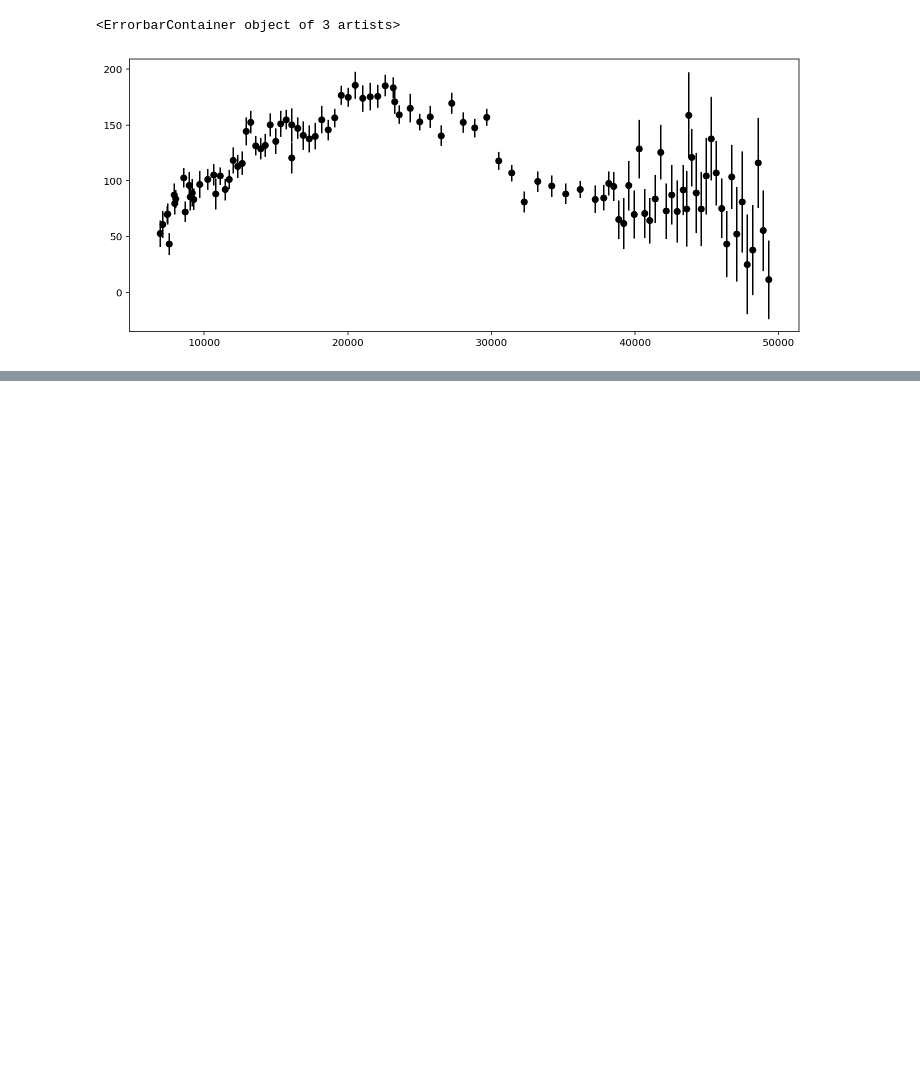
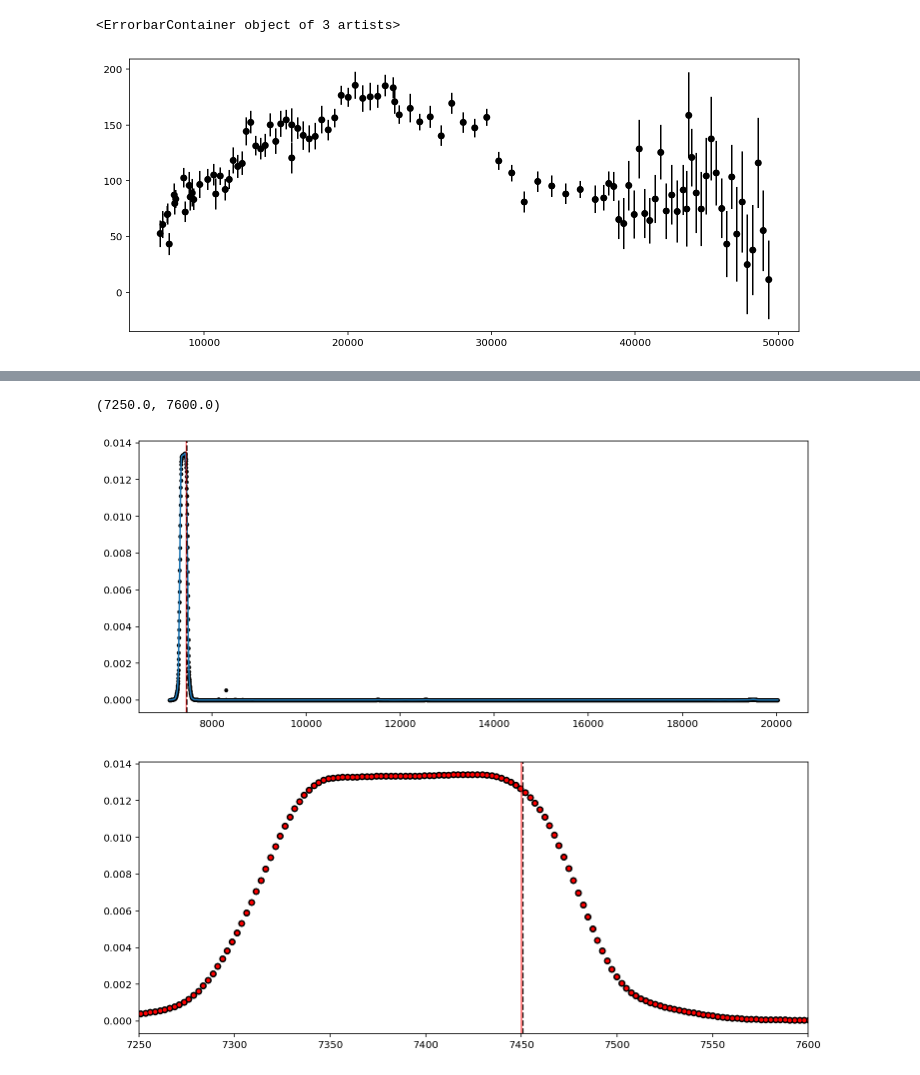
Before and after one commit to hbahk/spherex-challenge, a Jupyter notebook: challenge/combine_spherex_phot.ipynb, the cells around one changed output, grey strips where cells are left out. Saved outputs shown, nothing was run; the diff lists cells and outputs as text; code cells hidden in the pictures; blank space fills up the shorter version.

```diff
--- a/challenge/combine_spherex_phot.ipynb
+++ b/challenge/combine_spherex_phot.ipynb
@@ -127,0 +129,20 @@ for filt in filters[:3]:
+# %%
+filt = filters[0]
+from scipy import signal
+thru_med = signal.medfilt(filt.throughput, kernel_size=5)
+my_piv = np.sqrt(np.trapz(thru_med*filt.wave,filt.wave)/np.trapz(thru_med/filt.wave,filt.wave))
+fig, ax = plt.subplots(1, 1, figsize=(12, 5))
+ax.plot(filt.wave, filt.throughput, '.k', label='original')
+ax.plot(filt.wave, thru_med, label='median')
+ax.axvline(filt.pivot, color='k', ls='--')
+ax.axvline(my_piv, color='r', ls='-', alpha=0.5)
+fig, ax = plt.subplots(1, 1, figsize=(12, 5))
+ax.plot(filt.wave, filt.throughput, 'ok', label='original')
+ax.plot(filt.wave, thru_med, '.r', label='median')
+ax.axvline(filt.pivot, color='k', ls='--')
+ax.axvline(my_piv, color='r', ls='-', alpha=0.5)
+ax.set_xlim(7250, 7600)
+# %% [output]
+(7250.0, 7600.0)
+[figure, added]
+[figure, added]
```
Also changed, not shown: parts of 13 cells of this notebook, 2 other files.
